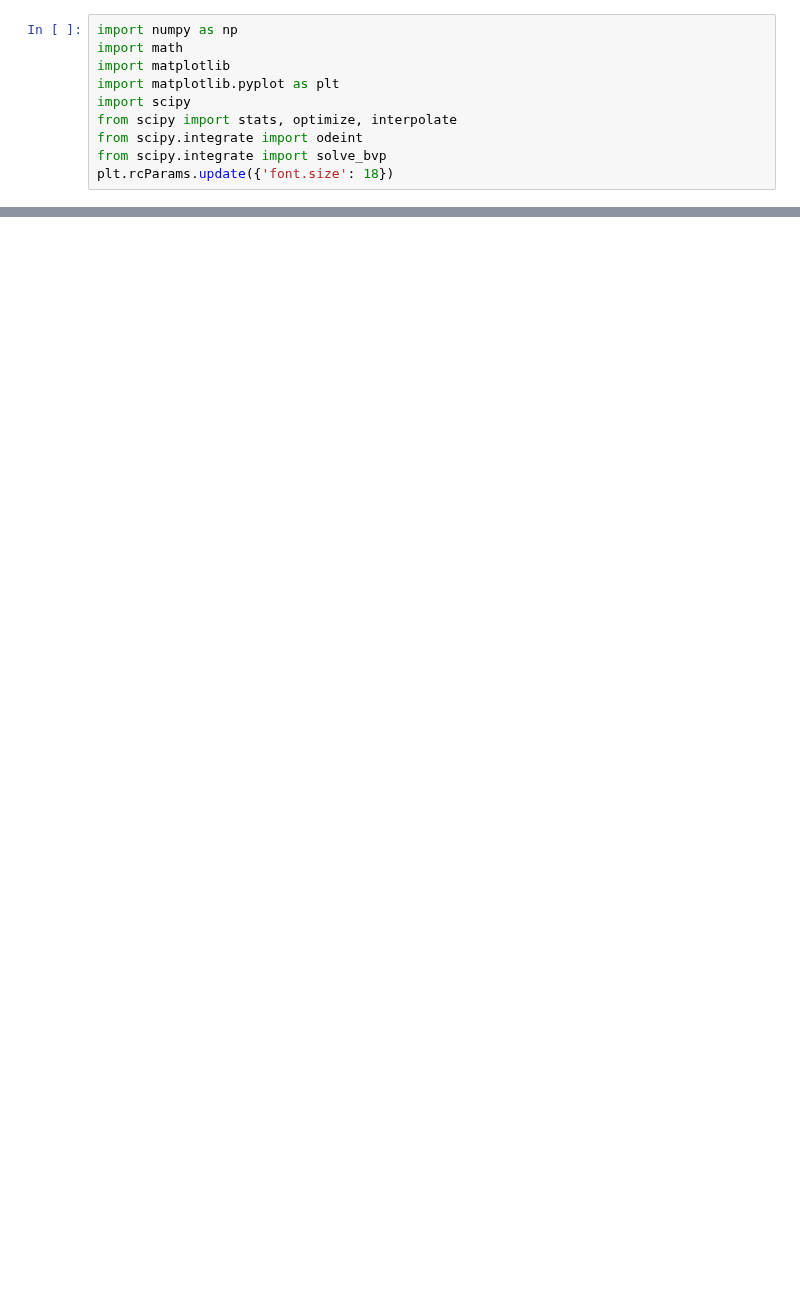
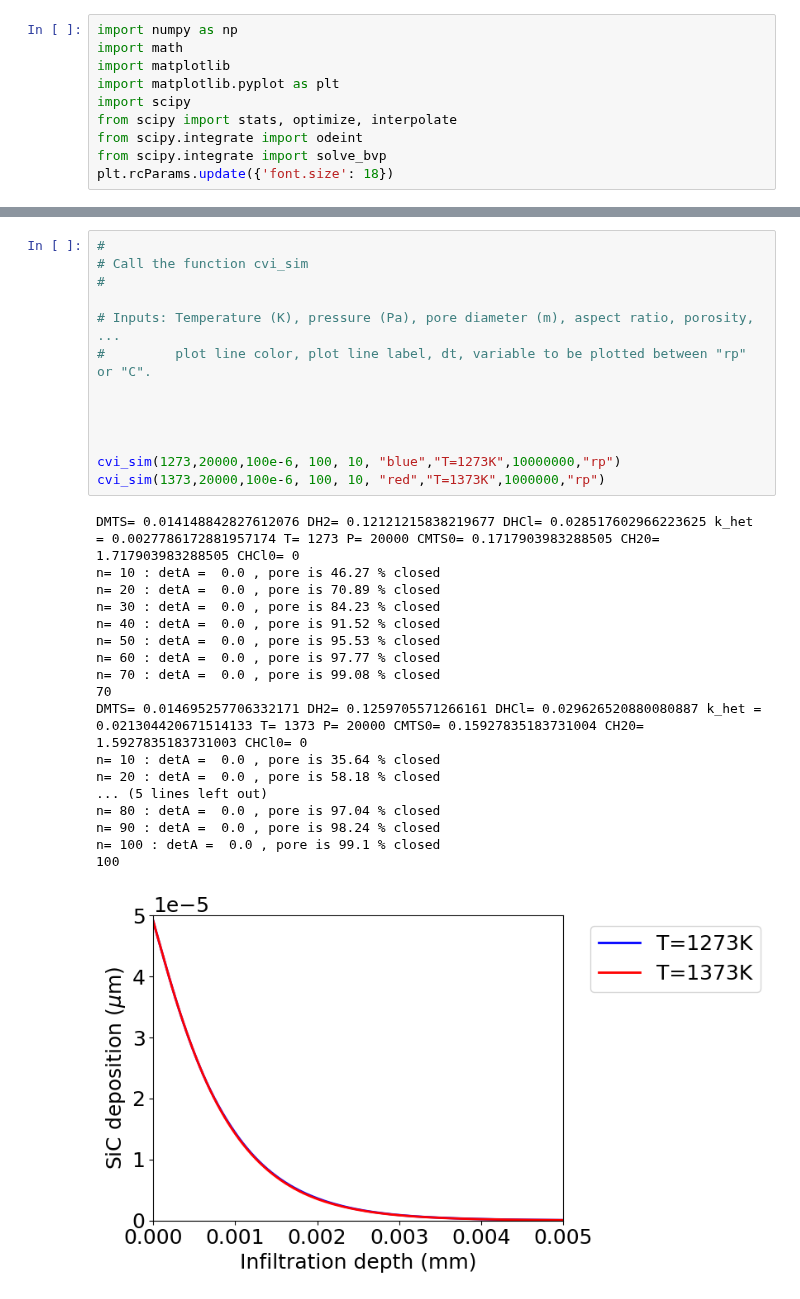
Before and after one commit to jjmarzia/cvisim, a Jupyter notebook: cvi-Fedou-validation-bvp.ipynb, the cells around one changed output, grey strips where cells are left out. Cells and saved outputs as stored; diff of their text form; blank space fills up the shorter version.

```diff
--- a/cvi-Fedou-validation-bvp.ipynb
+++ b/cvi-Fedou-validation-bvp.ipynb
@@ -173,0 +214,32 @@ n= 100 : detA =  0.0 , pore is 99.1 % closed
+# %%
+#
+# Call the function cvi_sim
+#
+
+# Inputs: Temperature (K), pressure (Pa), pore diameter (m), aspect ratio, porosity,      ...
+#         plot line color, plot line label, dt, variable to be plotted between "rp" or "C".
+
+
+
+
+cvi_sim(1273,20000,100e-6, 100, 10, "blue","T=1273K",10000000,"rp")
+cvi_sim(1373,20000,100e-6, 100, 10, "red","T=1373K",1000000,"rp")
+# %% [output]
+DMTS= 0.014148842827612076 DH2= 0.12121215838219677 DHCl= 0.028517602966223625 k_het = 0.0027786172881957174 T= 1273 P= 20000 CMTS0= 0.1717903983288505 CH20= 1.717903983288505 CHCl0= 0
+n= 10 : detA =  0.0 , pore is 46.27 % closed
+n= 20 : detA =  0.0 , pore is 70.89 % closed
+n= 30 : detA =  0.0 , pore is 84.23 % closed
+n= 40 : detA =  0.0 , pore is 91.52 % closed
+n= 50 : detA =  0.0 , pore is 95.53 % closed
+n= 60 : detA =  0.0 , pore is 97.77 % closed
+n= 70 : detA =  0.0 , pore is 99.08 % closed
+70
+DMTS= 0.014695257706332171 DH2= 0.1259705571266161 DHCl= 0.029626520880080887 k_het = 0.021304420671514133 T= 1373 P= 20000 CMTS0= 0.15927835183731004 CH20= 1.5927835183731003 CHCl0= 0
+n= 10 : detA =  0.0 , pore is 35.64 % closed
+n= 20 : detA =  0.0 , pore is 58.18 % closed
+... (5 lines left out)
+n= 80 : detA =  0.0 , pore is 97.04 % closed
+n= 90 : detA =  0.0 , pore is 98.24 % closed
+n= 100 : detA =  0.0 , pore is 99.1 % closed
+100
+[figure, added]
```
Also changed, not shown: parts of 2 cells of this notebook, 15 other files.
